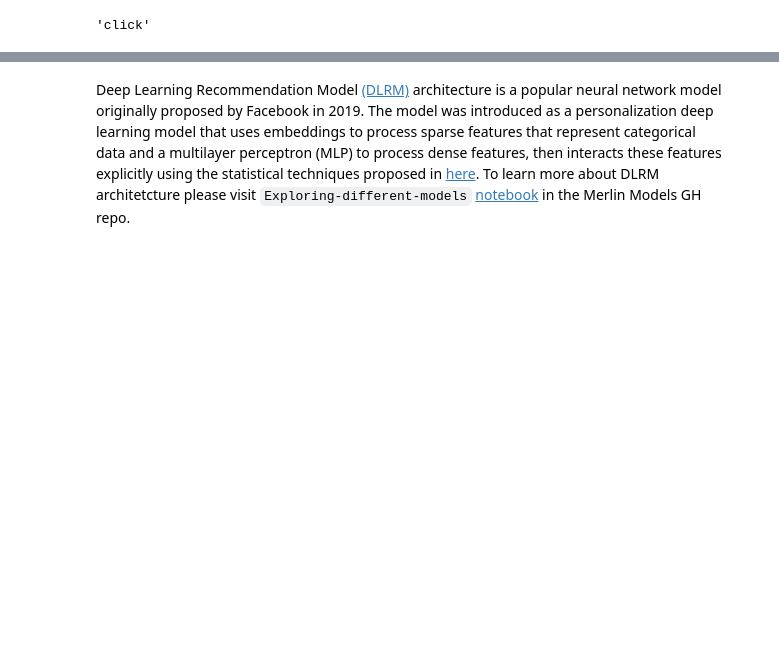
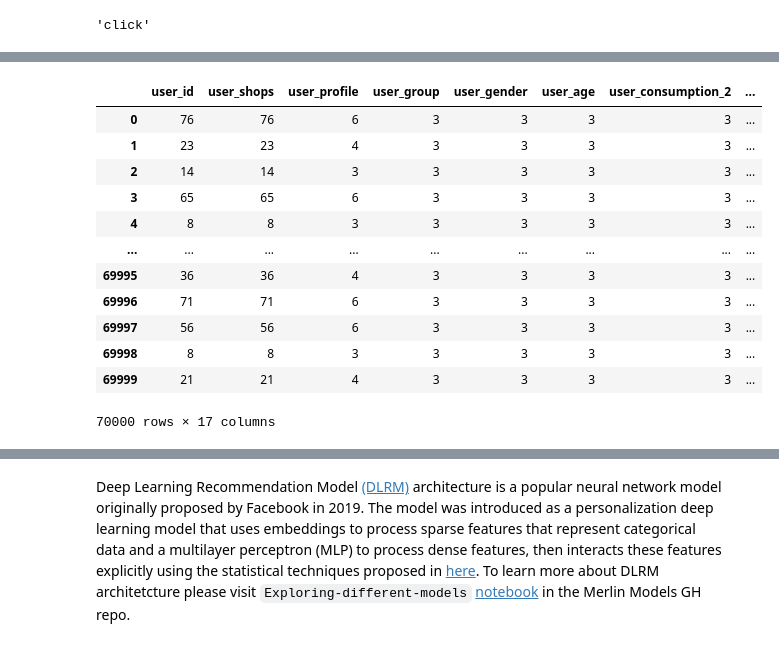
Before and after one commit to taljacob2/merlin-demo, a Jupyter notebook: Merlin/examples/Building-and-deploying-multi-stage-RecSys/01-Building-Recommender-Systems-with-Merlin.ipynb, the cells around one changed output, grey strips where cells are left out. Saved outputs shown, nothing was run; the diff lists cells and outputs as text; code cells hidden in the pictures; blank space fills up the shorter version.

```diff
--- a/Merlin/examples/Building-and-deploying-multi-stage-RecSys/01-Building-Recommender-Systems-with-Merlin.ipynb
+++ b/Merlin/examples/Building-and-deploying-multi-stage-RecSys/01-Building-Recommender-Systems-with-Merlin.ipynb
@@ -378,0 +395,16 @@ target_column
+# %%
+train.to_ddf().compute()
+# %% [output]
+|  | user_id | user_shops | user_profile | user_group | user_gender | user_age | user_consumption_2 | ... |
+| 0 | 76 | 76 | 6 | 3 | 3 | 3 | 3 | ... |
+| 1 | 23 | 23 | 4 | 3 | 3 | 3 | 3 | ... |
+| 2 | 14 | 14 | 3 | 3 | 3 | 3 | 3 | ... |
+| 3 | 65 | 65 | 6 | 3 | 3 | 3 | 3 | ... |
+| 4 | 8 | 8 | 3 | 3 | 3 | 3 | 3 | ... |
+| ... | ... | ... | ... | ... | ... | ... | ... | ... |
+| 69995 | 36 | 36 | 4 | 3 | 3 | 3 | 3 | ... |
+| 69996 | 71 | 71 | 6 | 3 | 3 | 3 | 3 | ... |
+| 69997 | 56 | 56 | 6 | 3 | 3 | 3 | 3 | ... |
+| 69998 | 8 | 8 | 3 | 3 | 3 | 3 | 3 | ... |
+| 69999 | 21 | 21 | 4 | 3 | 3 | 3 | 3 | ... |
+70000 rows × 17 columns
```
Also changed, not shown: parts of 3 cells of this notebook, 1 other file.
